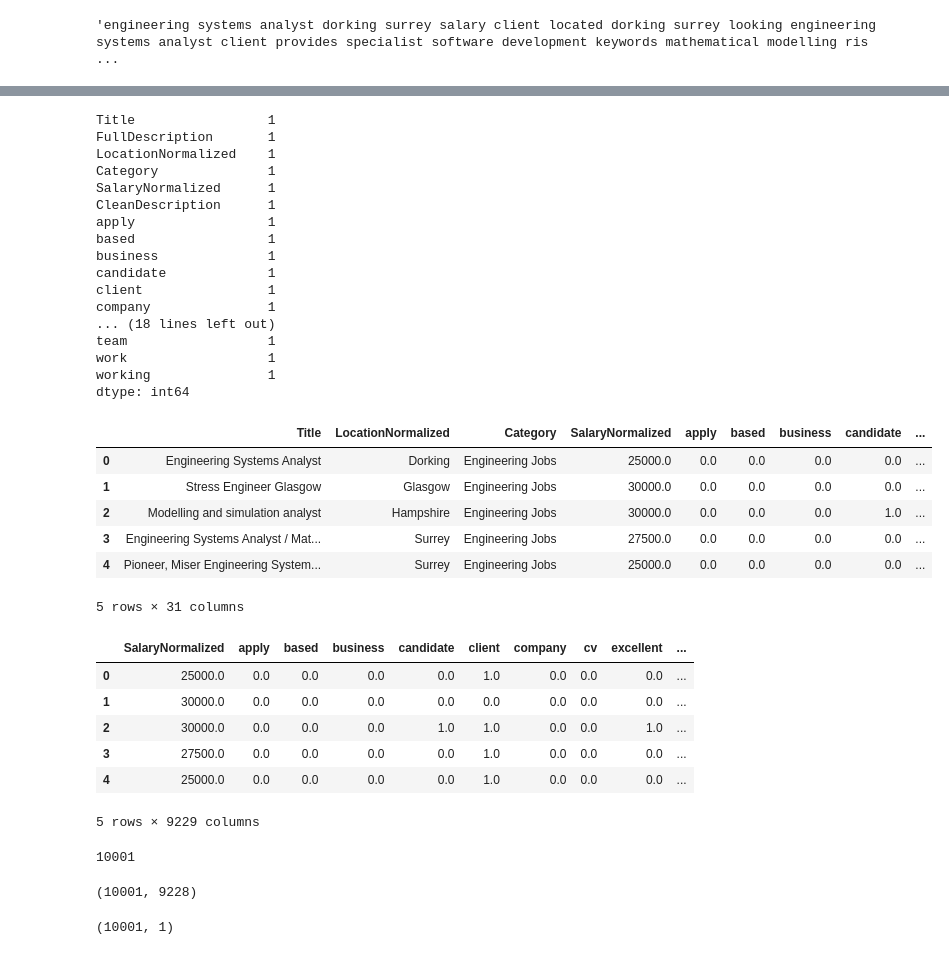
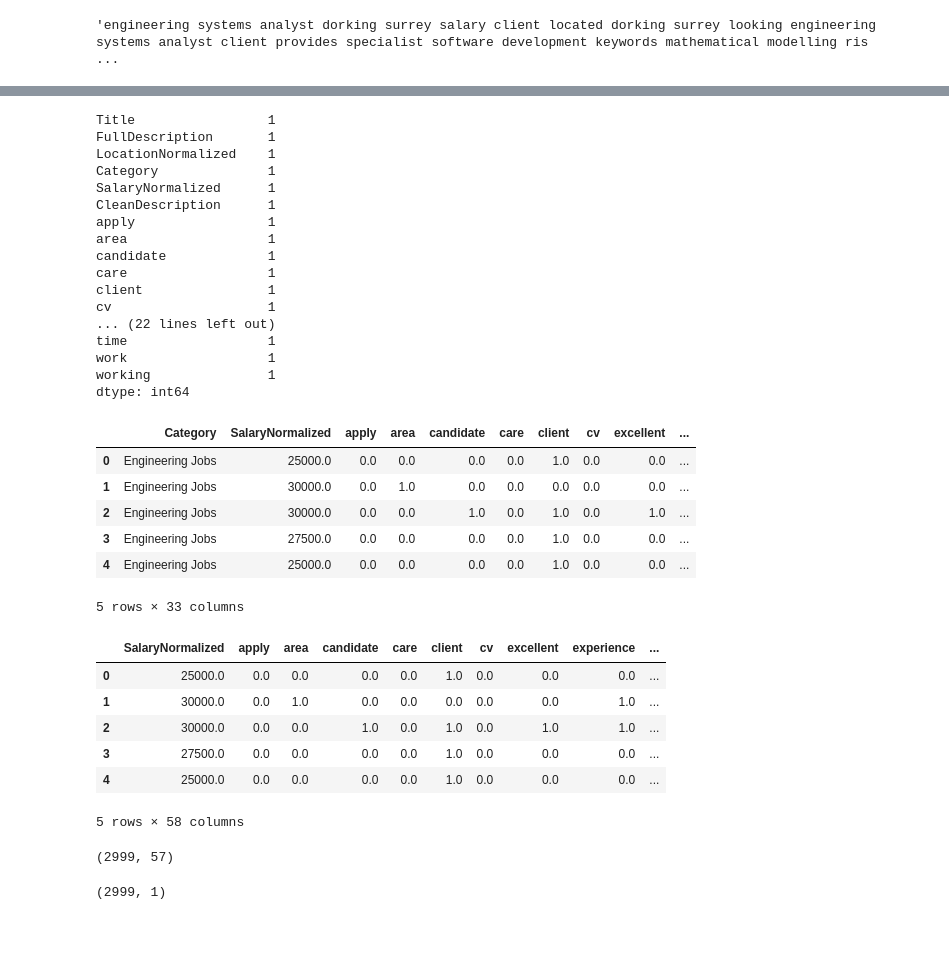
Before and after one commit to justinm329/Job_salary_prediction_2, a Jupyter notebook: Main_2.ipynb, the cells around one changed output, grey strips where cells are left out. Cells and saved outputs as stored; diff of their text form; code cells hidden in the pictures.

```diff
--- a/Main_2.ipynb
+++ b/Main_2.ipynb
@@ -110,7 +110,7 @@ len(new_df)
 # %% [output]
 244767
 # %%
-sliced_df = new_df.loc[:10000, :]
+sliced_df = new_df.loc[:3000, :]
 # %%
 from nltk.corpus import stopwords
 from nltk.tokenize import word_tokenize, sent_tokenize
@@ -198,7 +182,7 @@ tf_idf_df.head()
 # %%
 # Calculating the COUNT for the working corpus.
 from sklearn.feature_extraction.text import CountVectorizer
-vectorizer = CountVectorizer(stop_words="english",min_df=.30)
+vectorizer = CountVectorizer(stop_words="english",min_df=.10)
 count_vectorizer = vectorizer.fit_transform(sliced_df["CleanDescription"])
 words_df = pd.DataFrame(count_vectorizer.toarray(), columns=vectorizer.get_feature_names())
 words_df.head()
@@ -239,44 +241,42 @@ Category              1
 SalaryNormalized      1
 CleanDescription      1
 apply                 1
-based                 1
-business              1
+area                  1
 candidate             1
+care                  1
 client                1
-company               1
-... (18 lines left out)
-team                  1
+cv                    1
+... (22 lines left out)
+time                  1
 work                  1
 working               1
 dtype: int64
+# %%
+combined_df.dropna(inplace = True)
 # %%
 # drop the 2 description columns as we no longer need them
-combined_df = combined_df.drop(columns = ["FullDescription", "CleanDescription"])
+combined_df = combined_df.drop(columns = ["FullDescription", "CleanDescription", "Title", "LocationNormalized"])
 combined_df.head()
 # %% [output]
-|  | Title | LocationNormalized | Category | SalaryNormalized | apply | based | business | candidate | ... |
-| 0 | Engineering Systems Analyst | Dorking | Engineering Jobs | 25000.0 | 0.0 | 0.0 | 0.0 | 0.0 | ... |
-| 1 | Stress Engineer Glasgow | Glasgow | Engineering Jobs | 30000.0 | 0.0 | 0.0 | 0.0 | 0.0 | ... |
-| 2 | Modelling and simulation analyst | Hampshire | Engineering Jobs | 30000.0 | 0.0 | 0.0 | 0.0 | 1.0 | ... |
-| 3 | Engineering Systems Analyst / Mat... | Surrey | Engineering Jobs | 27500.0 | 0.0 | 0.0 | 0.0 | 0.0 | ... |
-| 4 | Pioneer, Miser Engineering System... | Surrey | Engineering Jobs | 25000.0 | 0.0 | 0.0 | 0.0 | 0.0 | ... |
+|  | Category | SalaryNormalized | apply | area | candidate | care | client | cv | excellent | ... |
+| 0 | Engineering Jobs | 25000.0 | 0.0 | 0.0 | 0.0 | 0.0 | 1.0 | 0.0 | 0.0 | ... |
+| 1 | Engineering Jobs | 30000.0 | 0.0 | 1.0 | 0.0 | 0.0 | 0.0 | 0.0 | 0.0 | ... |
+| 2 | Engineering Jobs | 30000.0 | 0.0 | 0.0 | 1.0 | 0.0 | 1.0 | 0.0 | 1.0 | ... |
+| 3 | Engineering Jobs | 27500.0 | 0.0 | 0.0 | 0.0 | 0.0 | 1.0 | 0.0 | 0.0 | ... |
+| 4 | Engineering Jobs | 25000.0 | 0.0 | 0.0 | 0.0 | 0.0 | 1.0 | 0.0 | 0.0 | ... |
-5 rows × 31 columns
+5 rows × 33 columns
 # %%
 # use get dummies to turn the category columns into number columns
 encoded_df = pd.get_dummies(combined_df)
 encoded_df.head()
 # %% [output]
-|  | SalaryNormalized | apply | based | business | candidate | client | company | cv | excellent | ... |
+|  | SalaryNormalized | apply | area | candidate | care | client | cv | excellent | experience | ... |
 | 0 | 25000.0 | 0.0 | 0.0 | 0.0 | 0.0 | 1.0 | 0.0 | 0.0 | 0.0 | ... |
-| 1 | 30000.0 | 0.0 | 0.0 | 0.0 | 0.0 | 0.0 | 0.0 | 0.0 | 0.0 | ... |
-| 2 | 30000.0 | 0.0 | 0.0 | 0.0 | 1.0 | 1.0 | 0.0 | 0.0 | 1.0 | ... |
+| 1 | 30000.0 | 0.0 | 1.0 | 0.0 | 0.0 | 0.0 | 0.0 | 0.0 | 1.0 | ... |
+| 2 | 30000.0 | 0.0 | 0.0 | 1.0 | 0.0 | 1.0 | 0.0 | 1.0 | 1.0 | ... |
 | 3 | 27500.0 | 0.0 | 0.0 | 0.0 | 0.0 | 1.0 | 0.0 | 0.0 | 0.0 | ... |
 | 4 | 25000.0 | 0.0 | 0.0 | 0.0 | 0.0 | 1.0 | 0.0 | 0.0 | 0.0 | ... |
-5 rows × 9229 columns
+5 rows × 58 columns
-# %%
-len(encoded_df)
-# %% [output]
-10001
 # %%
 # split the dataset into X and y
 X = encoded_df.drop(columns = ["SalaryNormalized"])
@@ -285,11 +285,11 @@ y = encoded_df["SalaryNormalized"].values.reshape(-1,1)
 # look at the shape of each data set
 X.shape
 # %% [output]
-(10001, 9228)
+(2999, 57)
 # %%
 y.shape
 # %% [output]
-(10001, 1)
+(2999, 1)
 # %%
 # lets import train test split to split the data up
 X_train, X_test, y_train, y_test = train_test_split(X,
```
Also changed, not shown: parts of 36 cells of this notebook.
